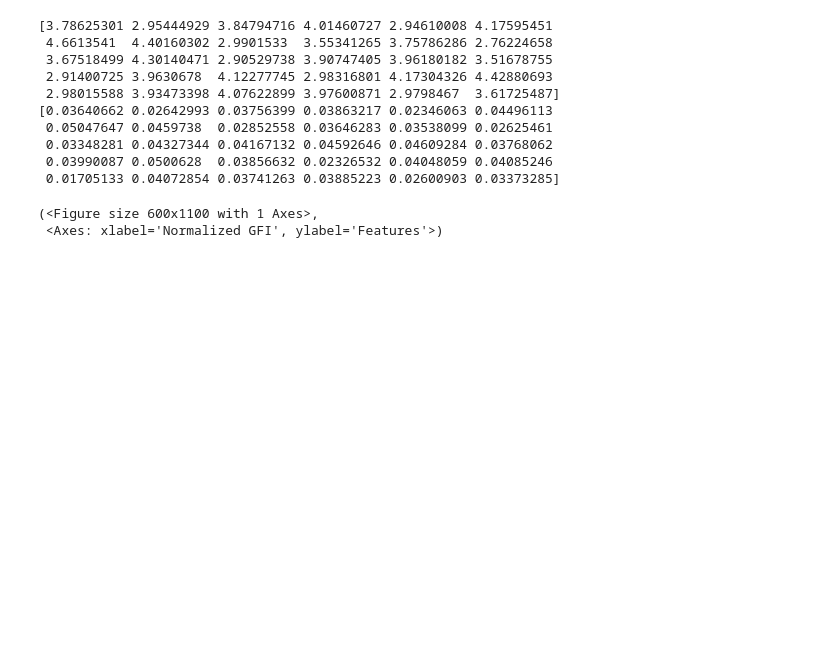
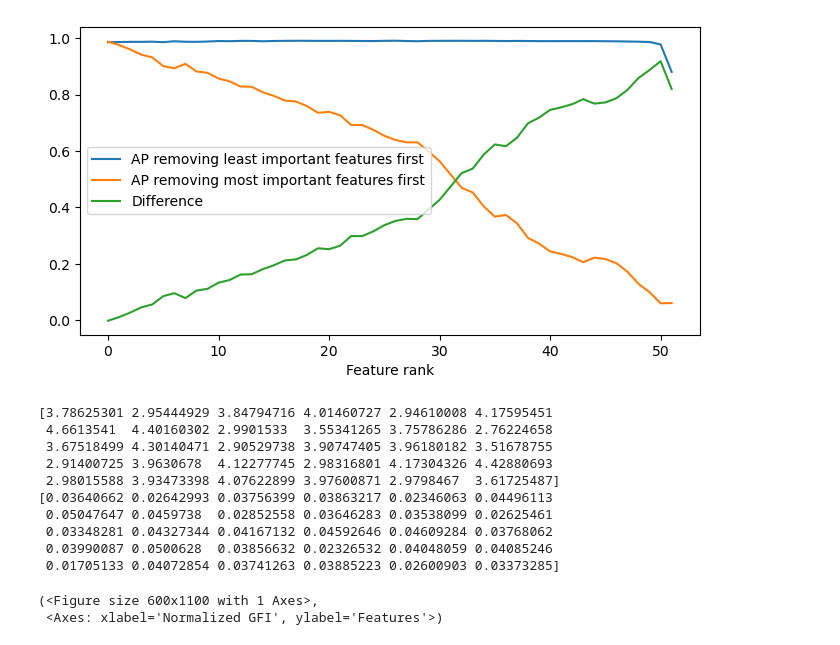
Before and after one commit to RDV001/KNNIFE, a Jupyter notebook: interpretability_evaluation/GFI_plot.ipynb, the cells around one changed output. Drawn from its saved outputs; the diff is of its cells as text; code cells hidden in the pictures; blank space fills up the shorter version.

Commit message:
new plots

```diff
--- a/interpretability_evaluation/GFI_plot.ipynb
+++ b/interpretability_evaluation/GFI_plot.ipynb
@@ -108,3 +195,7 @@ def sorted_score_plot(model_class, interpretation, dataset_name):
+# %%
+AUC_FS_plot(MyIF, "DIFFI", "TEP_1")
+# %% [output]
+[figure, added]
 # %%
 score_plot(MyIF, 'kNN', "wbc")
 # %% [output]
```
Also changed, not shown: parts of 1 cell of this notebook, 9 other files.
